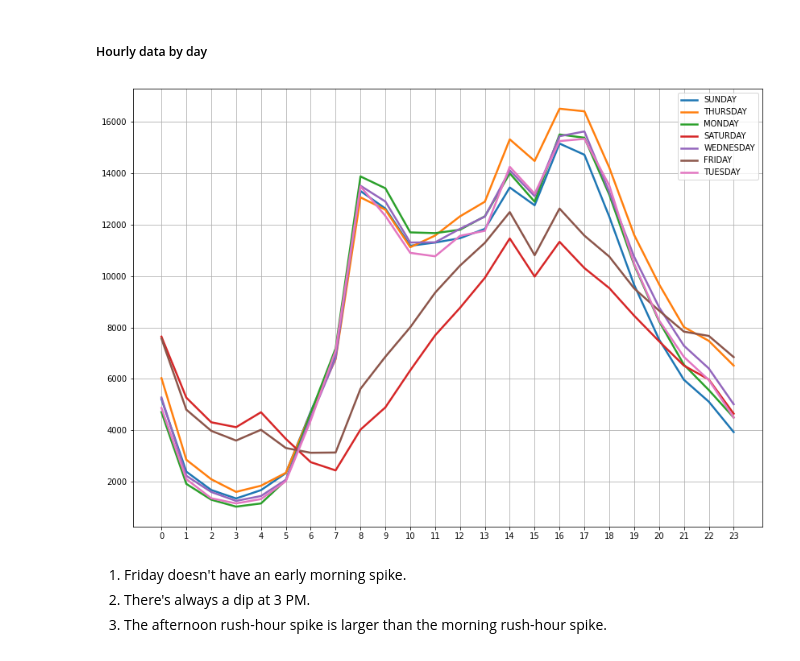
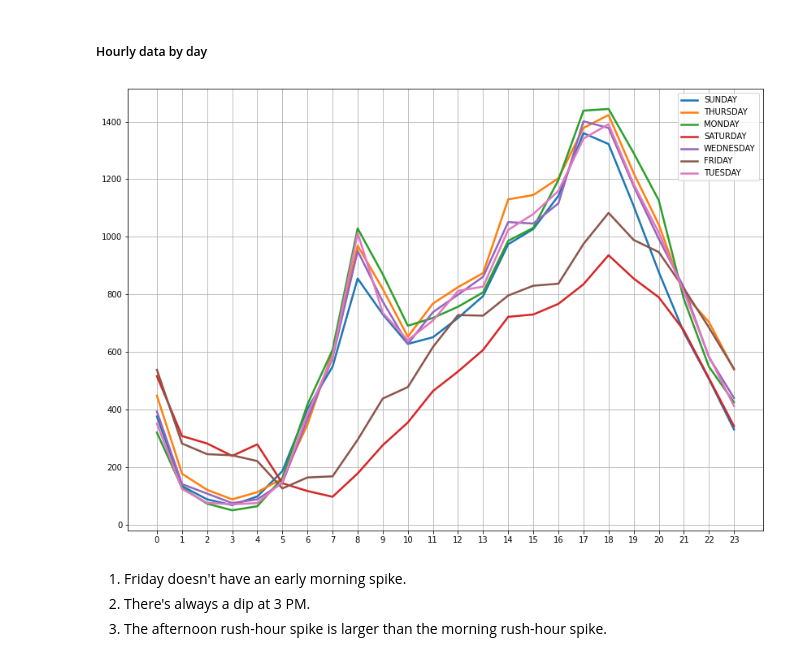
Before and after one commit to HechtYehuda/NYC-MVA-model, a Jupyter notebook: Model prework/EDA.ipynb, the cells around one changed output. Cells and saved outputs as stored; diff of their text form; code cells hidden in the pictures.

```diff
--- a/Model prework/EDA.ipynb
+++ b/Model prework/EDA.ipynb
@@ -287,7 +287,7 @@ boroughs = df['BOROUGH'].dropna().unique()
 plt.figure(figsize=(14,10))
 for borough in boroughs:
     hours = df.loc[(df['BOROUGH'] == borough) == True].groupby(df['CRASH TIME'].dt.hour)\
-    ['COLLISION_ID'].count()
+    ['TOTAL PEDESTRIAN CASUALTIES'].sum()
 
     _ = plt.plot(range(0,24), hours, linestyle='-', linewidth=2.5)
     _ = plt.xticks(np.arange(0,24,1))
@@ -303,17 +303,17 @@ _ = plt.legend(boroughs)
 # %%
 days = df['WEEKDAY'].unique()
 plt.figure(figsize=(14,10))
 for day in days:
     hours = df.loc[(df['WEEKDAY'] == day) == True].groupby(df['CRASH TIME'].dt.hour)\
-    ['COLLISION_ID'].count()
+    ['TOTAL PEDESTRIAN CASUALTIES'].sum()
 
     _ = plt.plot(range(0,24), hours, linestyle='-', linewidth=2.5)
     _ = plt.xticks(np.arange(0,24,1))
 _ = plt.grid()
 _ = plt.legend(days)
 _ = plt.savefig(r'../Image resources/Weekdays.png')
 # %% [output]
-[figure, old version]
+[figure, new version]
 # %% [markdown]
 1. Friday doesn't have an early morning spike.
 2. There's always a dip at 3 PM.
```
Also changed, not shown: parts of 5 cells of this notebook, 1 other file.
